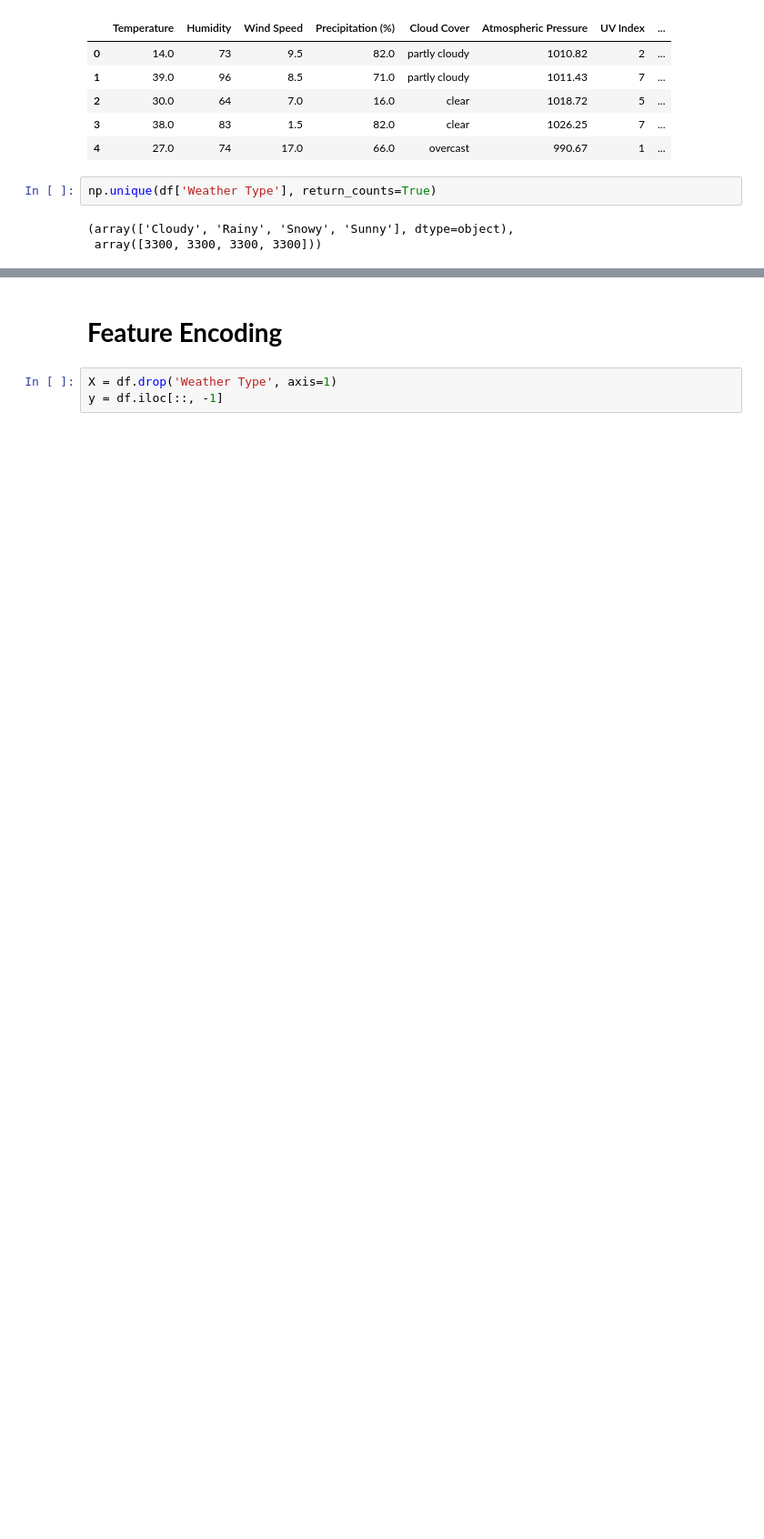
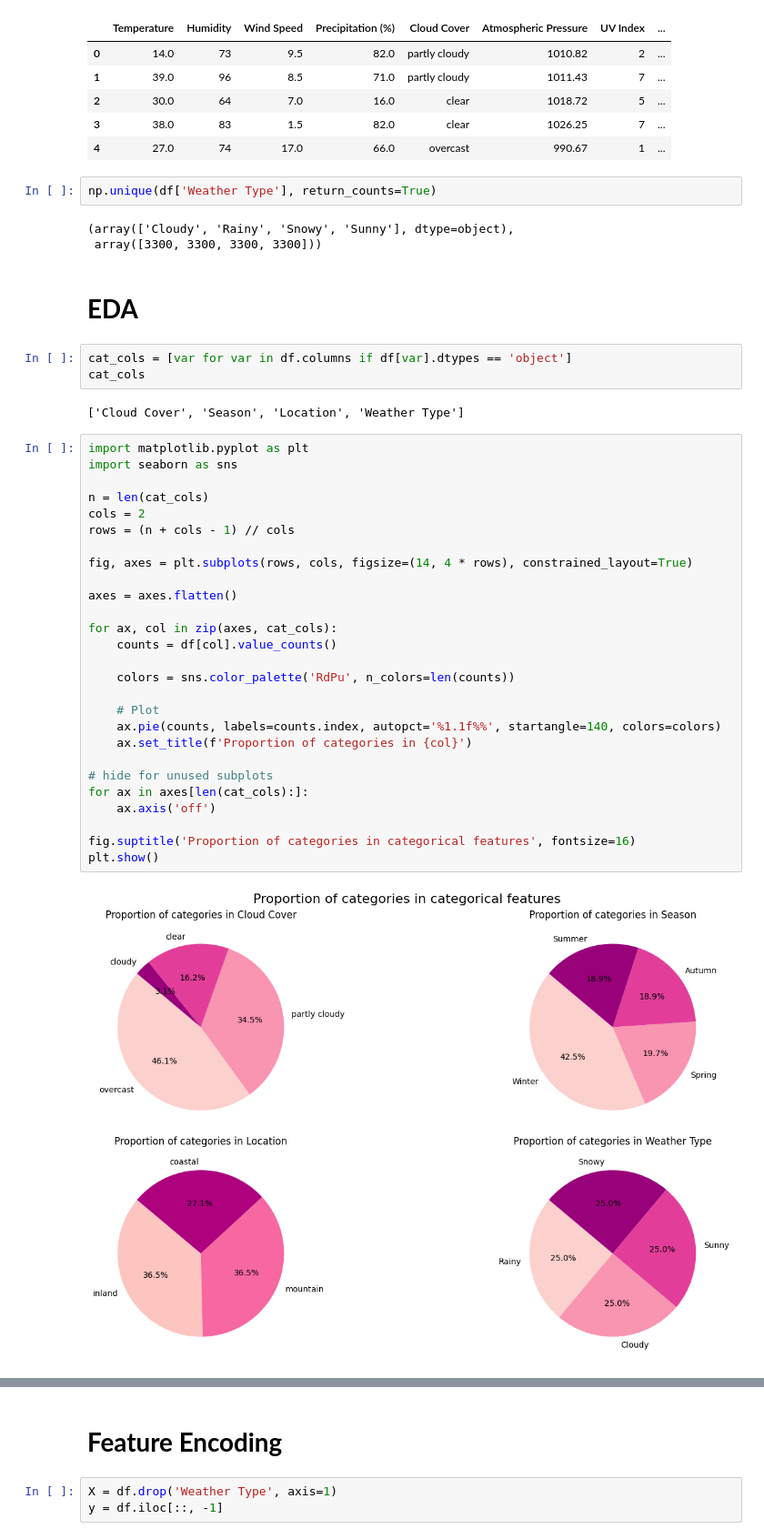
Before and after one commit to MrPipsterr/weather_prediction_classification, a Jupyter notebook: notebook.ipynb, the cells around one changed output, grey strips where cells are left out. Shown at 91% size. Saved outputs shown, nothing was run; the diff lists cells and outputs as text; blank space fills up the shorter version.

```diff
--- a/notebook.ipynb
+++ b/notebook.ipynb
@@ -22,3 +22,39 @@ np.unique(df['Weather Type'], return_counts=True)
 # %% [output]
 (array(['Cloudy', 'Rainy', 'Snowy', 'Sunny'], dtype=object),
  array([3300, 3300, 3300, 3300]))
+# %% [markdown]
+# **EDA**
+# %%
+cat_cols = [var for var in df.columns if df[var].dtypes == 'object']
+cat_cols
+# %% [output]
+['Cloud Cover', 'Season', 'Location', 'Weather Type']
+# %%
+import matplotlib.pyplot as plt
+import seaborn as sns
+
+n = len(cat_cols)
+cols = 2
+rows = (n + cols - 1) // cols
+
+fig, axes = plt.subplots(rows, cols, figsize=(14, 4 * rows), constrained_layout=True)
+
+axes = axes.flatten()
+
+for ax, col in zip(axes, cat_cols):
+    counts = df[col].value_counts()
+
+    colors = sns.color_palette('RdPu', n_colors=len(counts))
+
+    # Plot
+    ax.pie(counts, labels=counts.index, autopct='%1.1f%%', startangle=140, colors=colors)
+    ax.set_title(f'Proportion of categories in {col}')
+
+# hide for unused subplots
+for ax in axes[len(cat_cols):]:
+    ax.axis('off')
+
+fig.suptitle('Proportion of categories in categorical features', fontsize=16)
+plt.show()
+# %% [output]
+[figure, added]
```
Also changed, not shown: parts of 10 cells of this notebook.
